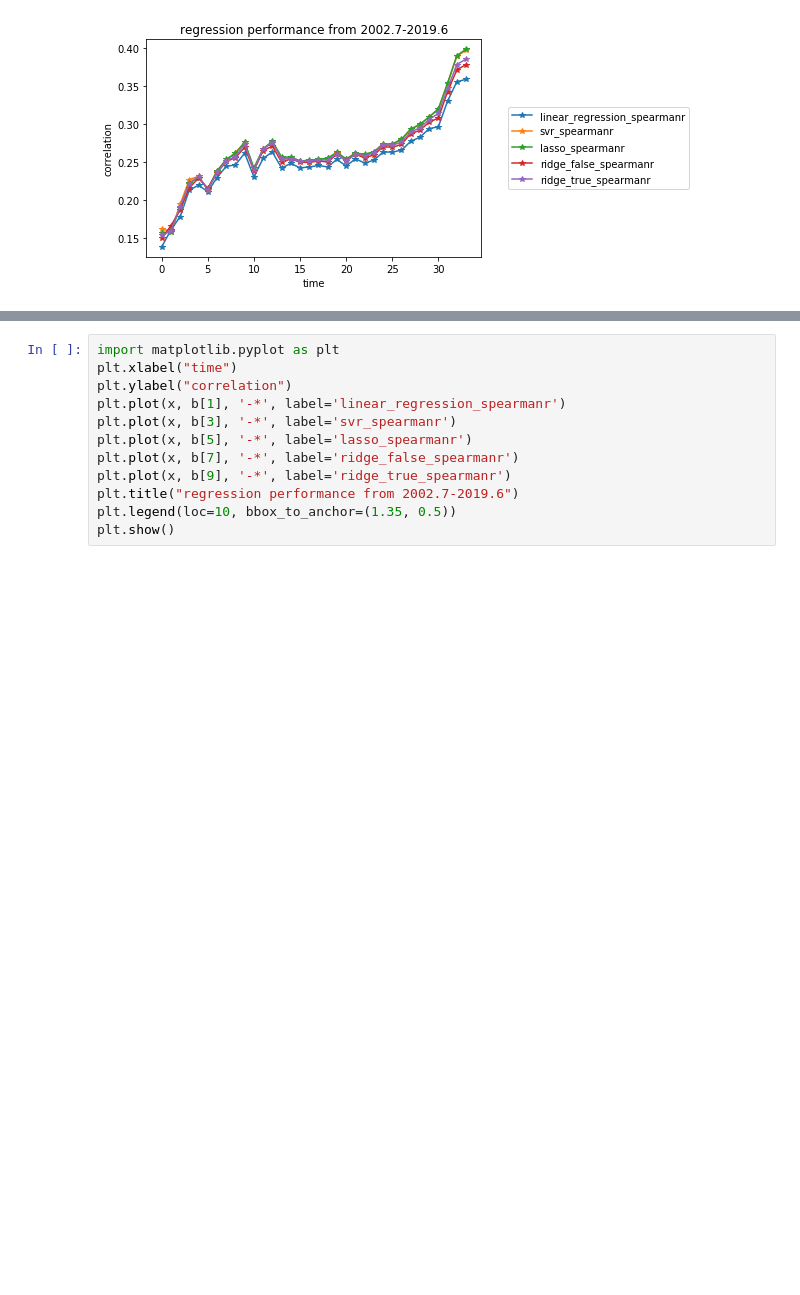
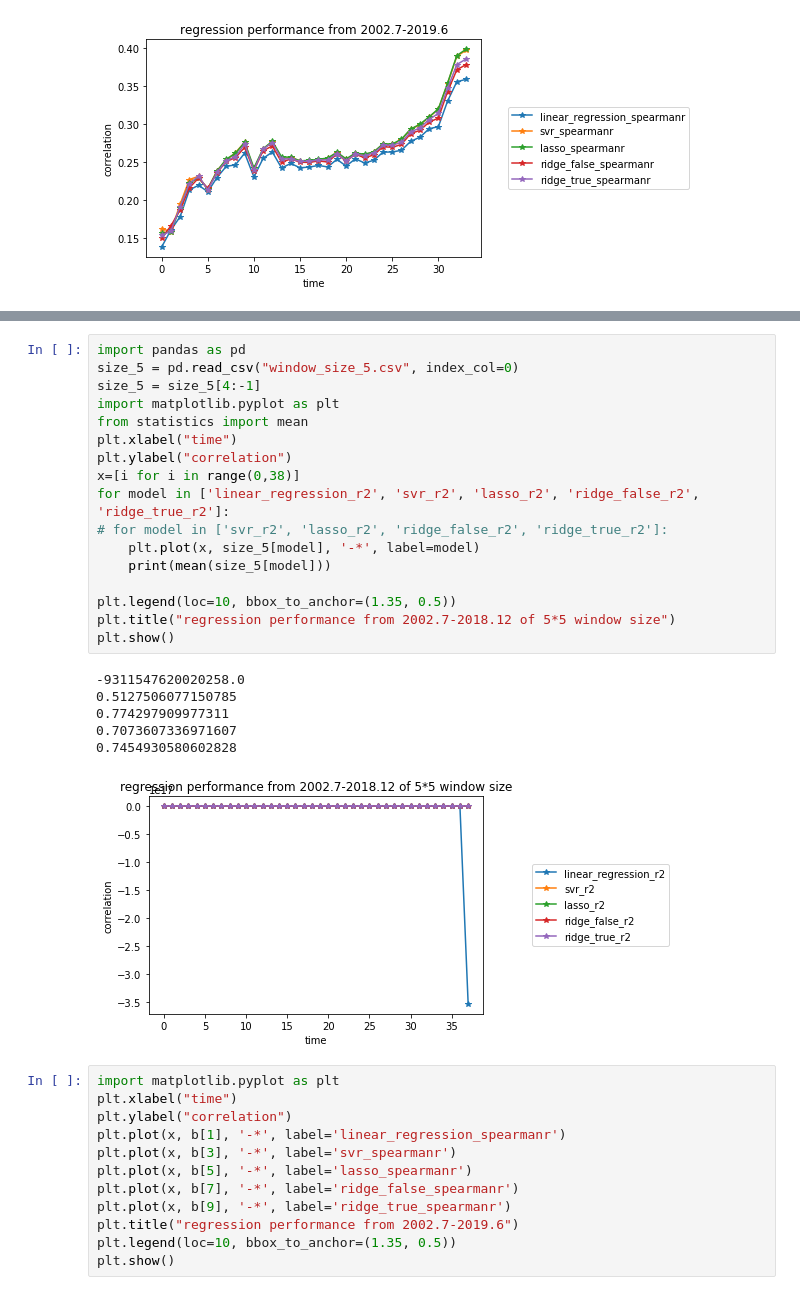
Before and after one commit to jiashenggu/ai_in_bio, a Jupyter notebook: pubmed_figure.ipynb, the cells around one changed output, grey strips where cells are left out. Saved outputs shown, nothing was run; the diff lists cells and outputs as text; blank space fills up the shorter version.

```diff
--- a/pubmed_figure.ipynb
+++ b/pubmed_figure.ipynb
@@ -986,3 +993,27 @@ plt.show()
+# %%
+import pandas as pd
+size_5 = pd.read_csv("window_size_5.csv", index_col=0)
+size_5 = size_5[4:-1]
+import matplotlib.pyplot as plt
+from statistics import mean
+plt.xlabel("time")
+plt.ylabel("correlation")
+x=[i for i in range(0,38)]
+for model in ['linear_regression_r2', 'svr_r2', 'lasso_r2', 'ridge_false_r2', 'ridge_true_r2']:
+# for model in ['svr_r2', 'lasso_r2', 'ridge_false_r2', 'ridge_true_r2']:
+    plt.plot(x, size_5[model], '-*', label=model)
+    print(mean(size_5[model]))
+
+plt.legend(loc=10, bbox_to_anchor=(1.35, 0.5))
+plt.title("regression performance from 2002.7-2018.12 of 5*5 window size")
+plt.show()
+# %% [output]
+-9311547620020258.0
+0.5127506077150785
+0.774297909977311
+0.7073607336971607
+0.7454930580602828
+[figure, added]
 # %%
 import matplotlib.pyplot as plt
 plt.xlabel("time")
```
Also changed, not shown: parts of 15 cells of this notebook, 38 other files.
